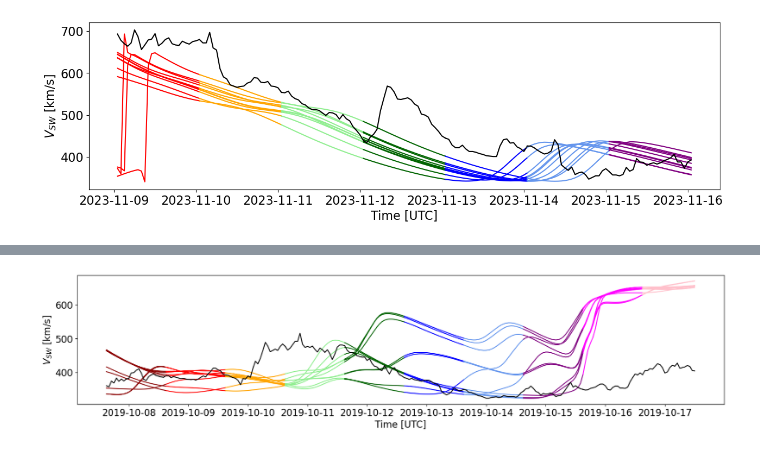
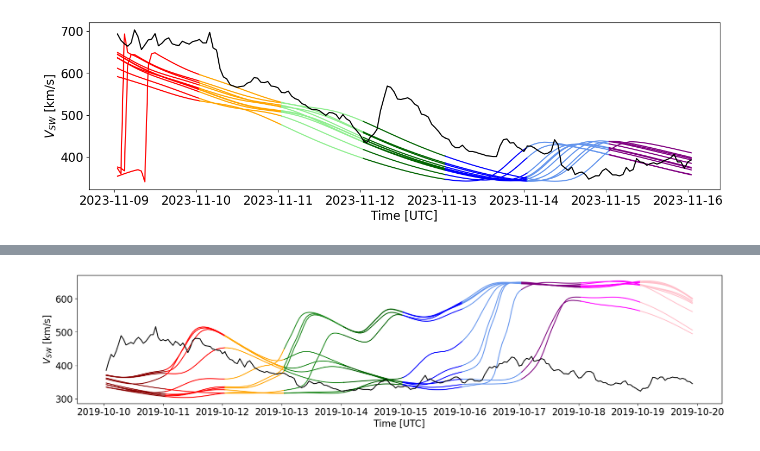
Before and after one commit to NathanielInatimi/WSA_calibration, a Jupyter notebook: code/WSA_calibration_sketch.ipynb, the cells around one changed output, grey strips where cells are left out. Saved outputs shown, nothing was run; the diff lists cells and outputs as text; code cells hidden in the pictures.

Commit message:
implemeted more flexible file management, can now read WSA files at a specified frequency e.g. daily, weekly etc...

```diff
--- a/code/WSA_calibration_sketch.ipynb
+++ b/code/WSA_calibration_sketch.ipynb
@@ -922,7 +908,7 @@ omni_data = omni_data.set_index('datetime')
 omni_data = omni_data.dropna(subset = ['V']) # Remove rows with NaN values
 # %%
 filename = wsa_fnames[0]
-date_string = wsa_date_from_string(file_string=filename)
+date_string, _ = wsa_date_from_string(file_string=filename)
 
 # Define regular expression pattern to extract the date
 pattern = r'%2F(\d{4})%2F(\d{1,2})%2F(\d{1,2})%2F'
@@ -1090,7 +1060,7 @@ wsa_fnames = get_files_containing_words(directory_path, wsa_file_words)
 for fname in wsa_fnames:
 
     # ensemble details
-    date_string = wsa_date_from_string(fname)
+    date_string,_ = wsa_date_from_string(fname)
     # Define regular expression pattern to extract the date
     pattern = r'%2F(\d{4})%2F(\d{1,2})%2F(\d{1,2})%2F'
     # Search for the pattern in the file string
@@ -1235,11 +1197,23 @@ df_filenames = pd.DataFrame({'file_string' : filenames}, index = dates)
 df_filenames = df_filenames.sort_index()
 # %%
 # specify date range of WAS solutions to generate ensembles for
-start_date = datetime.datetime(2019,10,3)
-end_date = datetime.datetime(2019,10,10)
+start_date = datetime.datetime(2019,10,1)
+end_date = datetime.datetime(2019,10,20)
+
+# want only 1 solution per day/as close to daily as possible
+date_range = pd.date_range(start_date, end_date, freq='D')
+
+# Finding closest indices
+indexer = df_filenames.index.get_indexer(date_range, method='nearest')
+
+# Retrieving the closest rows
+closest_files = df_filenames.iloc[indexer]
+
+# Dropping duplicates to keep only unique rows
+unique_files = closest_files[~closest_files.index.duplicated(keep='first')]
 
 # list of WSA filenames within date_range
-fname_list = df_filenames.loc[start_date:end_date]['file_string'].to_list()
+fname_list = unique_files['file_string'].to_list()
 
 #ensemble params
 ensemble_size = 10
@@ -1327,6 +1301,24 @@ def split_by_lead_time(params, sigma_longitude, max_lead_time, observed_data, fi
 
     return lead_time_dict
 # %%
+# specify date range of WAS solutions to generate ensembles for
+start_date = datetime.datetime(2019,10,4)
+end_date = datetime.datetime(2019,10,10)
+
+date_range = pd.date_range(start_date, end_date, freq='D') # want only daily updated ones/as close to daily as possible
+
+# Finding closest indices
+indexer = df_filenames.index.get_indexer(date_range, method='nearest')
+
+# Retrieving the closest rows
+closest_files = df_filenames.iloc[indexer]
+
+# Dropping duplicates to keep only unique rows
+unique_files = closest_files[~closest_files.index.duplicated(keep='first')]
+
+# list of WSA filenames within date_range
+fname_list = unique_files['file_string'].to_list()
+
 ensemble_size = 10
 sigma_latitude = 5 # degrees
 sigma_longitude = 0
@@ -1340,18 +1332,18 @@ params = (fname, ensemble_size, sigma_latitude, forecast_window, r_min)
 
 lead_time_dict = split_by_lead_time(params=params, sigma_longitude=sigma_longitude, max_lead_time=max_lead_time, observed_data=omni_data, filenames=fname_list)
 # %%
-colors = ['darkred', 'red', 'orange', 'lightgreen', 'darkgreen', 'blue', 'cornflowerblue', 'purple', 'magenta', 'pink', 'grey']
-index = 8
+colors = ['darkred', 'red', 'orange', 'forestgreen', 'darkgreen', 'blue', 'cornflowerblue', 'purple', 'magenta', 'pink', 'grey']
+index = 5
 plt.figure(figsize = (20,4))
 # for i in range(m):
 #     plt.plot(lead_time_dict[f'{i+1}_day_lead'][3], color = colors[i])
 max_lead_time = 10
 for i in range(max_lead_time):
     plt.plot(lead_time_dict[f'{i+1}_day_lead'][index], color = colors[i])
     plt.plot(lead_time_dict[f'{i+1}_day_data'][index], color = 'black')
 
 plt.xlabel('Time [UTC]')
 plt.ylabel(r'$V_{SW}$ [km/s]')
 plt.show()
 # %% [output]
-[figure, old version]
+[figure, new version]
```
Also changed, not shown: parts of 11 cells of this notebook.
